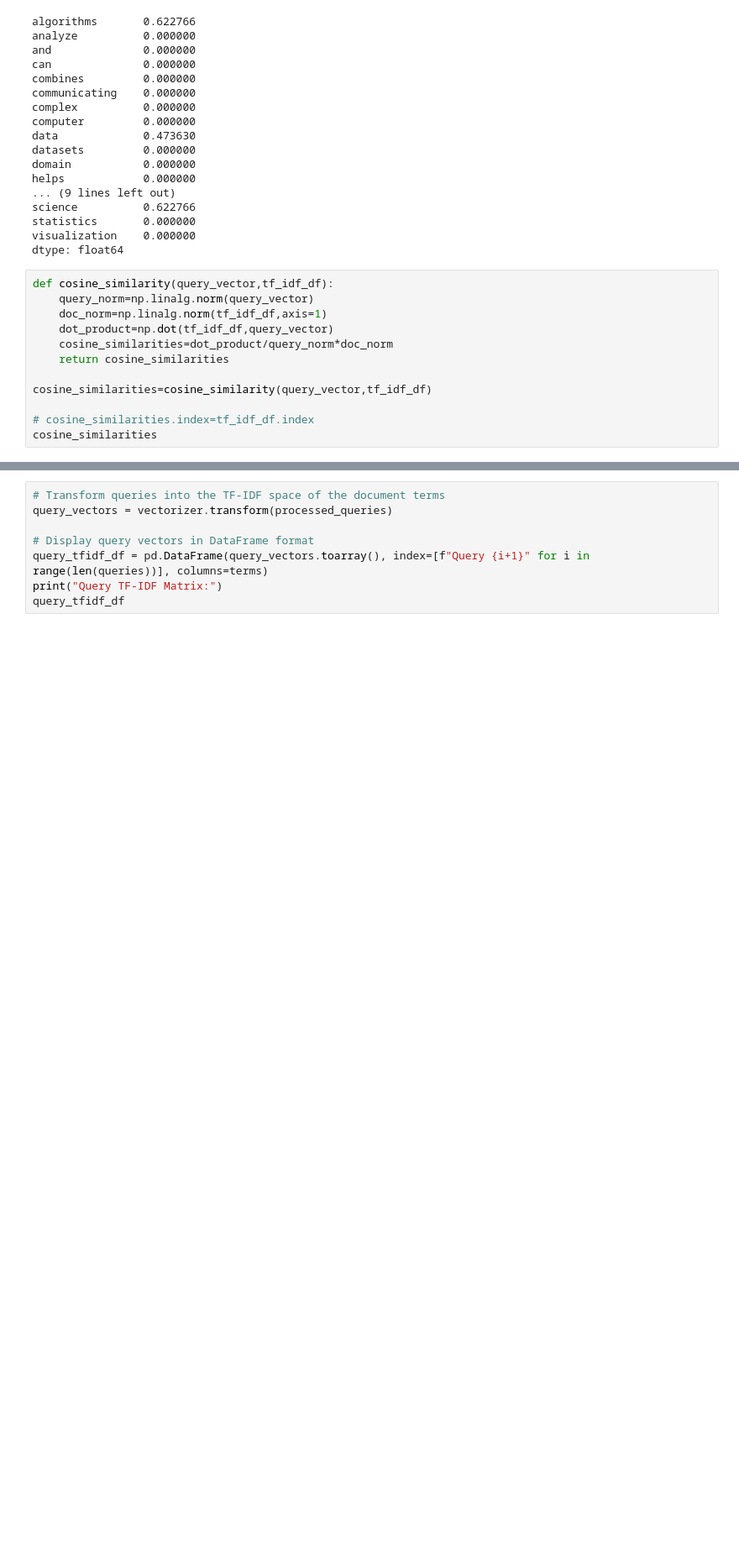
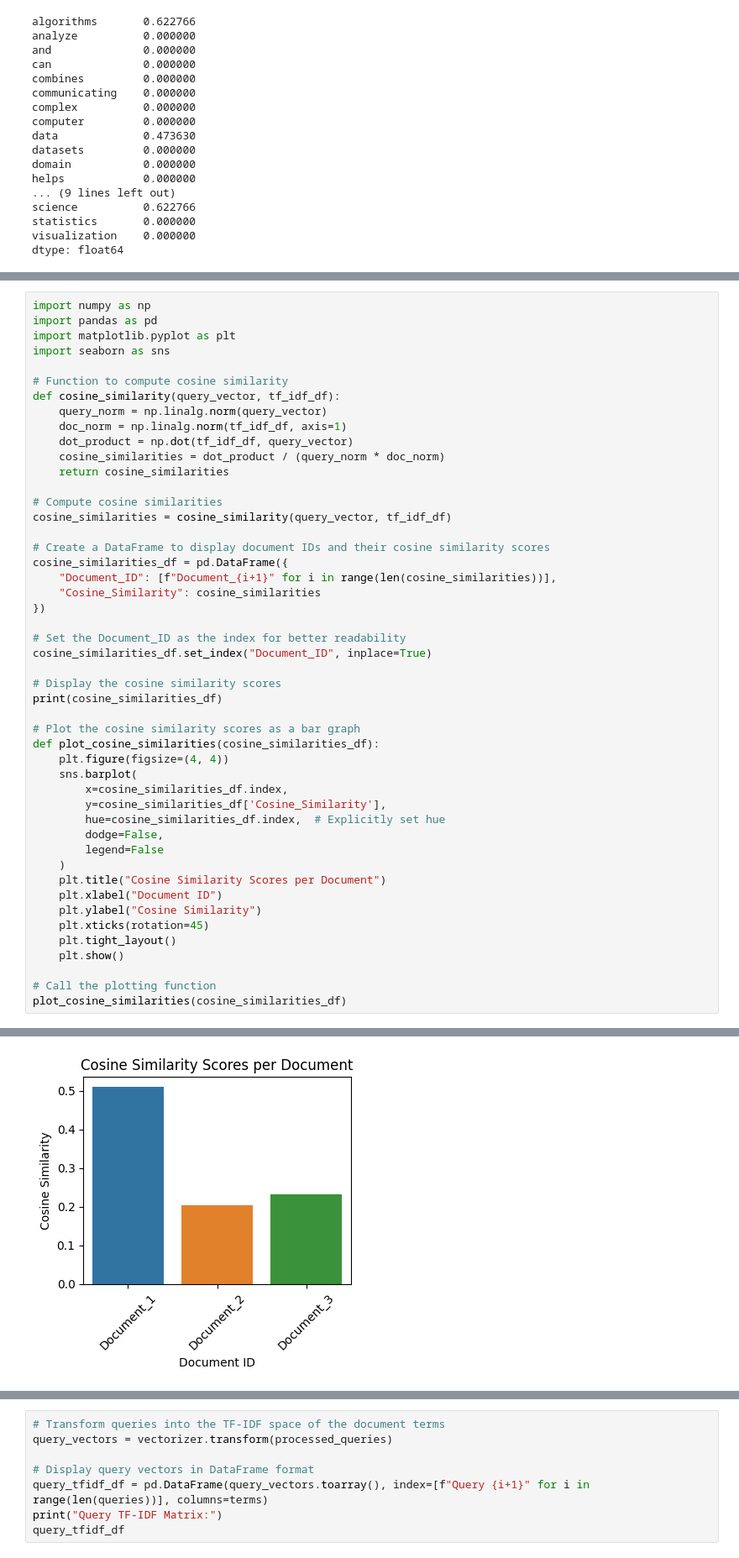
Before and after one commit to KrySenghort/TP-PDS, a Jupyter notebook: TP-03-Information-Retrieval-Models/TP3.ipynb, the cells around one changed output, grey strips where cells are left out. Shown: that part at 84% size. Drawn from its saved outputs; the diff is of its cells as text; blank space fills up the shorter version.

```diff
--- a/TP-03-Information-Retrieval-Models/TP3.ipynb
+++ b/TP-03-Information-Retrieval-Models/TP3.ipynb
@@ -197,15 +208,3 @@ science          0.622766
 statistics       0.000000
 visualization    0.000000
 dtype: float64
-# %%
-def cosine_similarity(query_vector,tf_idf_df):
-    query_norm=np.linalg.norm(query_vector)
-    doc_norm=np.linalg.norm(tf_idf_df,axis=1)
-    dot_product=np.dot(tf_idf_df,query_vector)
-    cosine_similarities=dot_product/query_norm*doc_norm
-    return cosine_similarities
-
-cosine_similarities=cosine_similarity(query_vector,tf_idf_df)
-
-# cosine_similarities.index=tf_idf_df.index
-cosine_similarities
@@ -220,0 +211,49 @@ Cosine Similary rankings:
+# %%
+import numpy as np
+import pandas as pd
+import matplotlib.pyplot as plt
+import seaborn as sns
+
+# Function to compute cosine similarity
+def cosine_similarity(query_vector, tf_idf_df):
+    query_norm = np.linalg.norm(query_vector)
+    doc_norm = np.linalg.norm(tf_idf_df, axis=1)
+    dot_product = np.dot(tf_idf_df, query_vector)
+    cosine_similarities = dot_product / (query_norm * doc_norm)
+    return cosine_similarities
+
+# Compute cosine similarities
+cosine_similarities = cosine_similarity(query_vector, tf_idf_df)
+
+# Create a DataFrame to display document IDs and their cosine similarity scores
+cosine_similarities_df = pd.DataFrame({
+    "Document_ID": [f"Document_{i+1}" for i in range(len(cosine_similarities))],
+    "Cosine_Similarity": cosine_similarities
+})
+
+# Set the Document_ID as the index for better readability
+cosine_similarities_df.set_index("Document_ID", inplace=True)
+
+# Display the cosine similarity scores
+print(cosine_similarities_df)
+
+# Plot the cosine similarity scores as a bar graph
+def plot_cosine_similarities(cosine_similarities_df):
+    plt.figure(figsize=(4, 4))
+    sns.barplot(
+        x=cosine_similarities_df.index,
+        y=cosine_similarities_df['Cosine_Similarity'],
+        hue=cosine_similarities_df.index,  # Explicitly set hue
+        dodge=False,
+        legend=False
+    )
+    plt.title("Cosine Similarity Scores per Document")
+    plt.xlabel("Document ID")
+    plt.ylabel("Cosine Similarity")
+    plt.xticks(rotation=45)
+    plt.tight_layout()
+    plt.show()
+
+# Call the plotting function
+plot_cosine_similarities(cosine_similarities_df)
+# %% [output]
@@ -220,0 +265 @@ Cosine Similary rankings:
+[figure, added]
```
Also changed, not shown: parts of 13 cells of this notebook.
